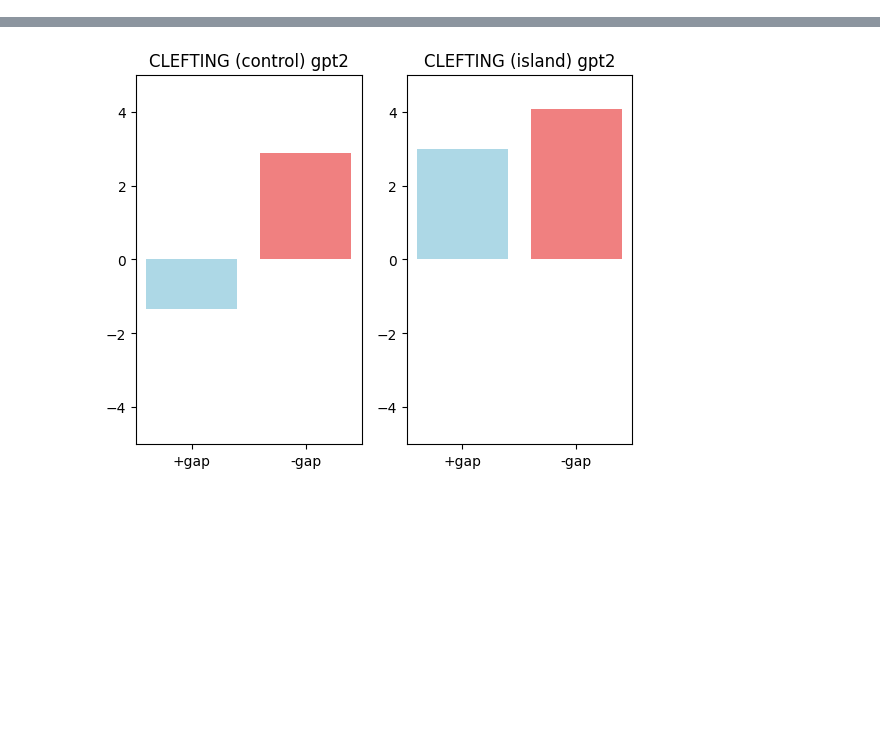
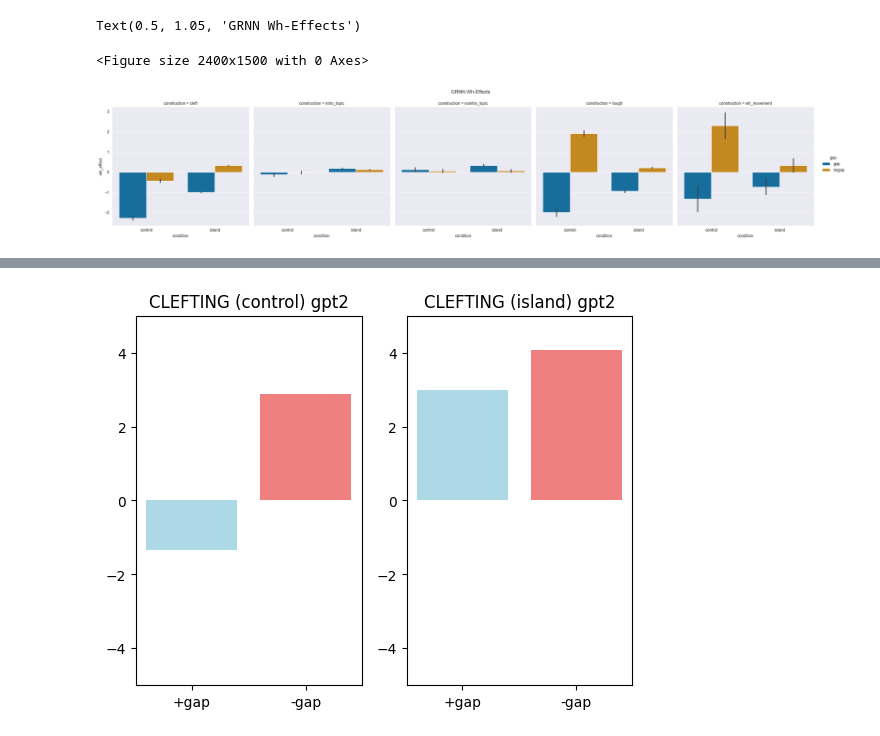
Before and after one commit to umd-psycholing/lm-syntactic-generalization, a Jupyter notebook: simple_cfg_analysis.ipynb, the cells around one changed output, grey strips where cells are left out. Cells and saved outputs as stored; diff of their text form; code cells hidden in the pictures; blank space fills up the shorter version.

```diff
--- a/simple_cfg_analysis.ipynb
+++ b/simple_cfg_analysis.ipynb
@@ -1,7 +0,0 @@
-# %%
-# imports
-import matplotlib.pyplot as plt
-import generate_corpora as gc
-import numpy as np
-
-model = "gpt2"
@@ -7,0 +48,10 @@ model = "gpt2"
+# %%
+grnn = island_effects[island_effects['model'] == 'grnn']
+plt.figure(figsize=(24, 15))
+sns.catplot(x="condition", y="wh_effect", hue="gap", data=grnn, kind="bar", col = "construction",
+            estimator="mean")
+plt.suptitle("GRNN Wh-Effects", y = 1.05)
+# %% [output]
+Text(0.5, 1.05, 'GRNN Wh-Effects')
+<Figure size 2400x1500 with 0 Axes>
+[figure, added]
```
Also changed, not shown: parts of 6 cells of this notebook, 2 other files.
